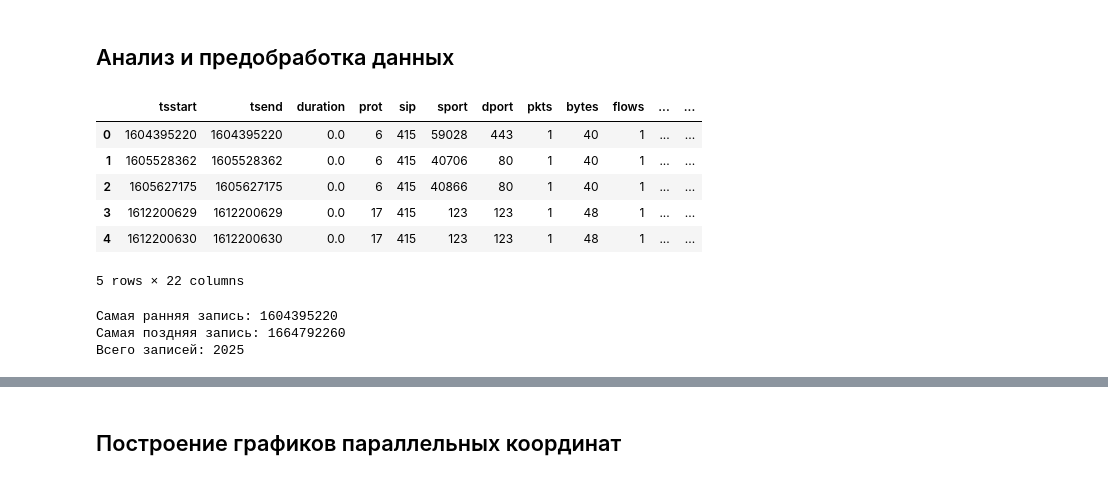
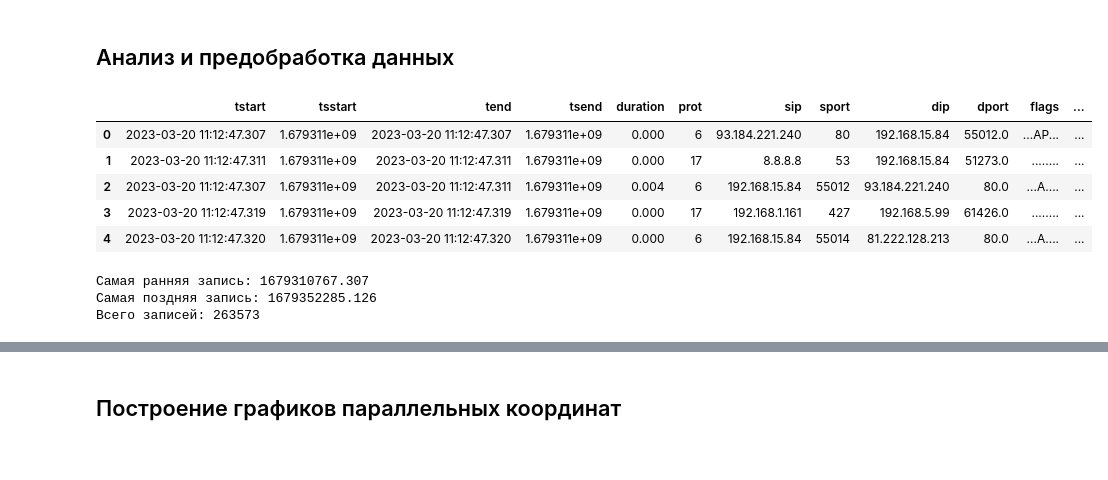
Before and after one commit to Prianikq/FQW-bachelor, a Jupyter notebook: ai_project_notebook.ipynb, the cells around one changed output, grey strips where cells are left out. Drawn from its saved outputs; the diff is of its cells as text; code cells hidden in the pictures.

```diff
--- a/ai_project_notebook.ipynb
+++ b/ai_project_notebook.ipynb
@@ -162,25 +159,24 @@ def convert_to_appropriate_dtype(data, source_csv = False, new_dataset = False):
     return data
 # %%
 # Загрузим данные и посмотрим на небольшую часть
-data = pd.read_csv('/data/jupyter/data/proc_csv/onedirectional_csv/csv_ip/10.5.1.179.csv', skipinitialspace = True)
+data = pd.read_csv('/data/jupyter/data/csv/onedirectional_csv/2023-03-20.csv', skipinitialspace = True)
 data.head()
 # %% [output]
-|  | tsstart | tsend | duration | prot | sip | sport | dport | pkts | bytes | flows | ... | ... |
-| 0 | 1604395220 | 1604395220 | 0.0 | 6 | 415 | 59028 | 443 | 1 | 40 | 1 | ... | ... |
-| 1 | 1605528362 | 1605528362 | 0.0 | 6 | 415 | 40706 | 80 | 1 | 40 | 1 | ... | ... |
-| 2 | 1605627175 | 1605627175 | 0.0 | 6 | 415 | 40866 | 80 | 1 | 40 | 1 | ... | ... |
-| 3 | 1612200629 | 1612200629 | 0.0 | 17 | 415 | 123 | 123 | 1 | 48 | 1 | ... | ... |
-| 4 | 1612200630 | 1612200630 | 0.0 | 17 | 415 | 123 | 123 | 1 | 48 | 1 | ... | ... |
+|  | tstart | tsstart | tend | tsend | duration | prot | sip | sport | dip | dport | flags | ... |
+| 0 | 2023-03-20 11:12:47.307 | 1.679311e+09 | 2023-03-20 11:12:47.307 | 1.679311e+09 | 0.000 | 6 | 93.184.221.240 | 80 | 192.168.15.84 | 55012.0 | ...AP... | ... |
+| 1 | 2023-03-20 11:12:47.311 | 1.679311e+09 | 2023-03-20 11:12:47.311 | 1.679311e+09 | 0.000 | 17 | 8.8.8.8 | 53 | 192.168.15.84 | 51273.0 | ........ | ... |
+| 2 | 2023-03-20 11:12:47.307 | 1.679311e+09 | 2023-03-20 11:12:47.311 | 1.679311e+09 | 0.004 | 6 | 192.168.15.84 | 55012 | 93.184.221.240 | 80.0 | ...A.... | ... |
+| 3 | 2023-03-20 11:12:47.319 | 1.679311e+09 | 2023-03-20 11:12:47.319 | 1.679311e+09 | 0.000 | 17 | 192.168.1.161 | 427 | 192.168.5.99 | 61426.0 | ........ | ... |
+| 4 | 2023-03-20 11:12:47.320 | 1.679311e+09 | 2023-03-20 11:12:47.320 | 1.679311e+09 | 0.000 | 6 | 192.168.15.84 | 55014 | 81.222.128.213 | 80.0 | ...A.... | ... |
-5 rows × 22 columns
 # %%
 # Посмотрим, за какой промежуток данные и сколько всего записей
 print('Самая ранняя запись:', data['tsstart'].min())
 print('Самая поздняя запись:', data['tsstart'].max())
 print('Всего записей:', data.shape[0])
 # %% [output]
-Самая ранняя запись: 1604395220
-Самая поздняя запись: 1664792260
-Всего записей: 2025
+Самая ранняя запись: 1679310767.307
+Самая поздняя запись: 1679352285.126
+Всего записей: 263573
 # %%
 pd.set_option("display.max_rows", None)
 data['sip'].value_counts()
```
Also changed, not shown: parts of 27 cells of this notebook.
